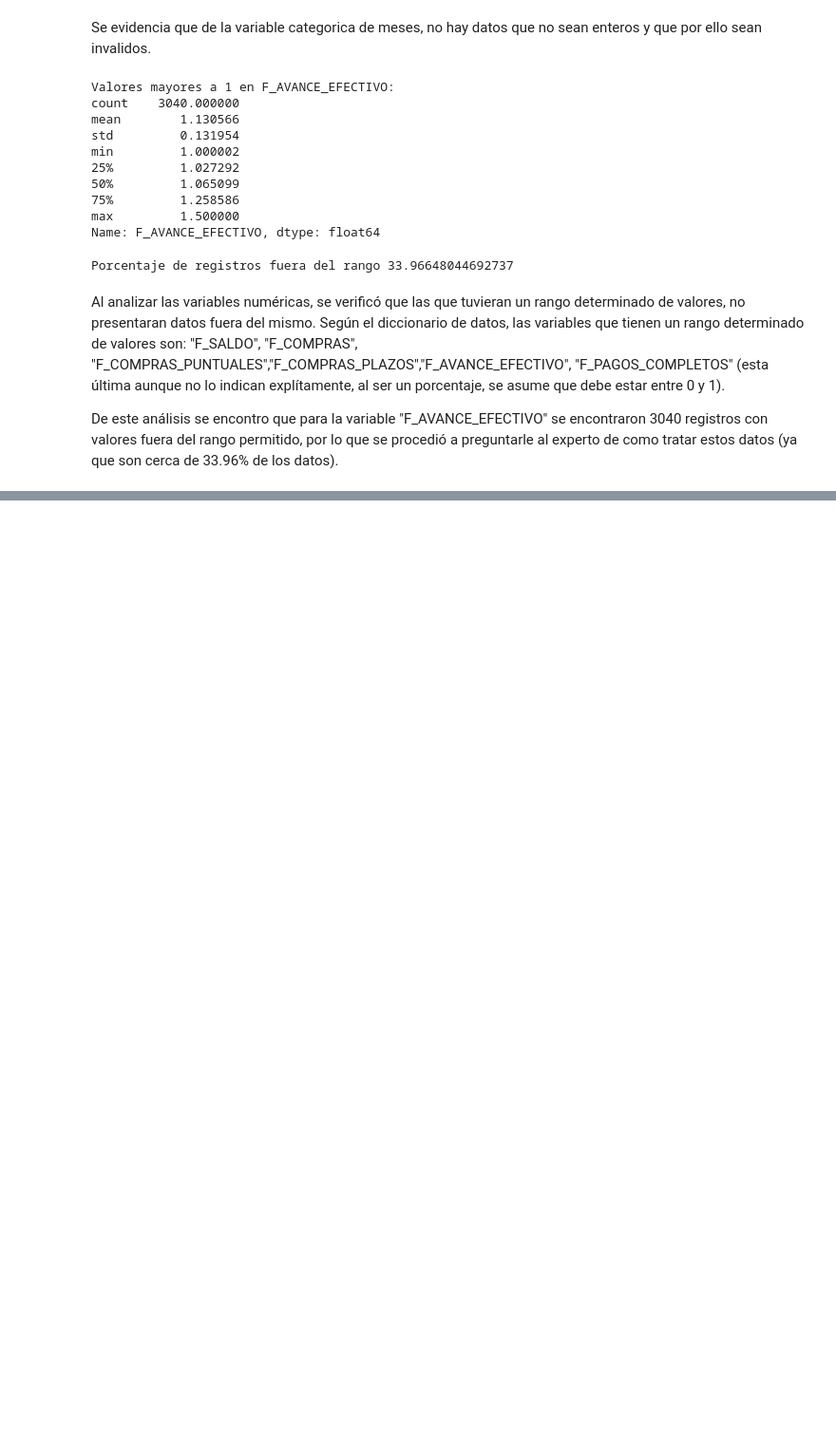
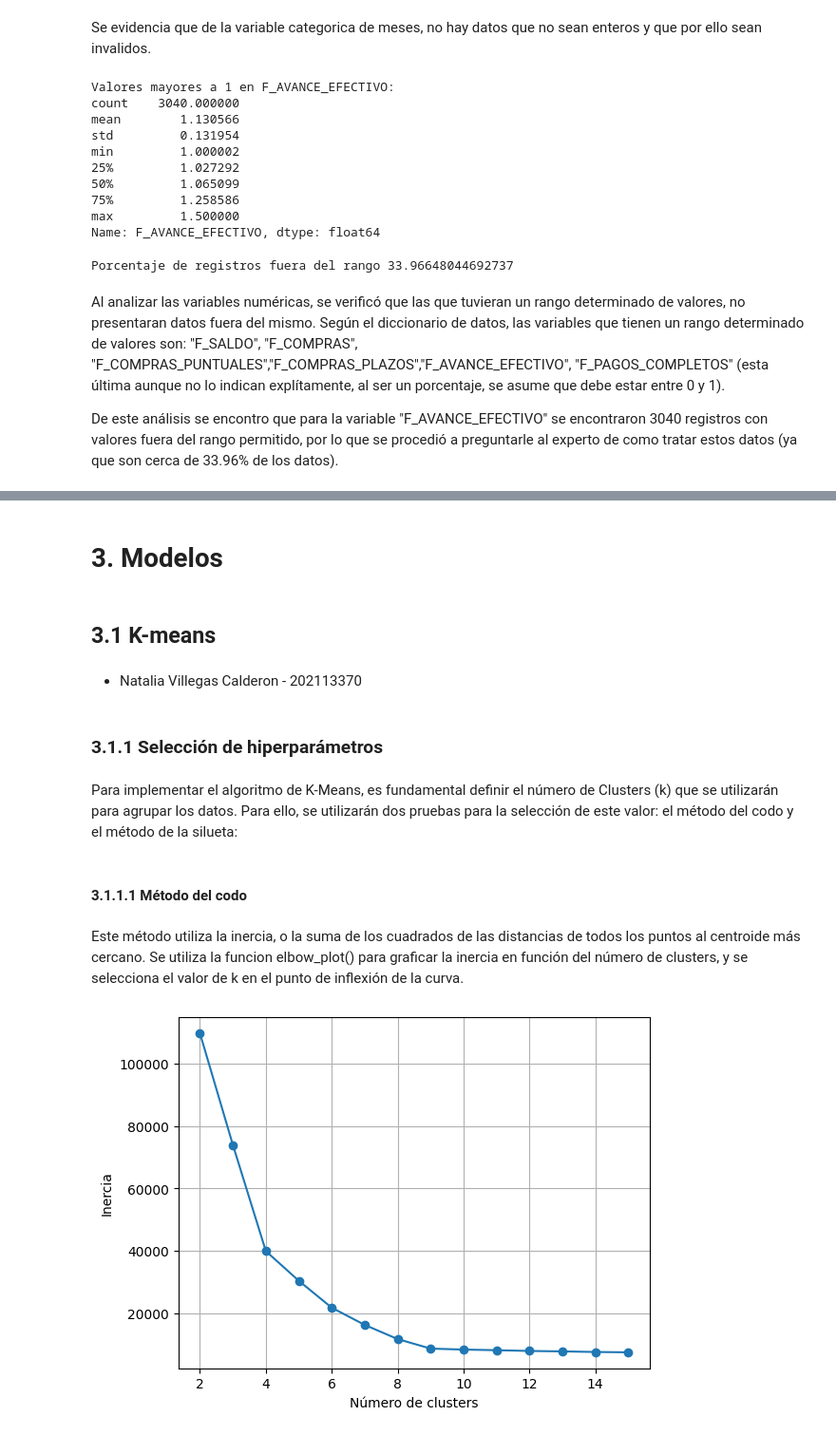
Before and after one commit to NataliaVillegasC/BI-Laboratorio2_Agrupacion, a Jupyter notebook: NataliaLab.ipynb, the cells around one changed output, grey strips where cells are left out. Shown at 95% size. Cells and saved outputs as stored; diff of their text form; code cells hidden in the pictures; blank space fills up the shorter version.

Commit message:
Kmeans start

```diff
--- a/NataliaLab.ipynb
+++ b/NataliaLab.ipynb
@@ -335,0 +381,3 @@ De este análisis se encontro que para la variable "F_AVANCE_EFECTIVO" se encont
+# %%
+df_encoded = pd.get_dummies(df_modified, columns=atributosCat, drop_first=True)
+df_encoded.head()
@@ -335,0 +394,3 @@ De este análisis se encontro que para la variable "F_AVANCE_EFECTIVO" se encont
+# %%
+scaled = standard_scaler.fit_transform(df_encoded)
+scaled
@@ -335,0 +413,3 @@ De este análisis se encontro que para la variable "F_AVANCE_EFECTIVO" se encont
+# %%
+df_scaled = pd.DataFrame(scaled, columns=df_encoded.columns)
+df_scaled
@@ -335,0 +430,50 @@ De este análisis se encontro que para la variable "F_AVANCE_EFECTIVO" se encont
+# %% [markdown]
+# 3. Modelos
+# %% [markdown]
+## 3.1 K-means
+# %% [markdown]
+* Natalia Villegas Calderon - 202113370
+# %% [markdown]
+### 3.1.1 Selección de hiperparámetros
+# %% [markdown]
+Para implementar el algoritmo de K-Means, es fundamental definir el número de Clusters (k) que se utilizarán para agrupar los datos. Para ello, se utilizarán dos pruebas para la selección de este valor: el método del codo y el método de la silueta:
+# %% [markdown]
+#### 3.1.1.1 Método del codo
+# %% [markdown]
+Este método utiliza la inercia, o la suma de los cuadrados de las distancias de todos los puntos al centroide más cercano. Se utiliza la funcion elbow_plot() para graficar la inercia en función del número de clusters, y se selecciona el valor de k en el punto de inflexión de la curva.
+# %%
+def elbow_plot(X, model, k_min=2, k_max=10):
+    """
+    Genera la gráfica para el método del codo usando KMeans
+
+    Parametros:
+    X : np.array
+        El arreglo con los datos
+    model : str
+        "kmeans" o "kmedoids", especifica el modelo a entrenar.
+    k_min : int
+        Valor mínimo para k
+    k_max : int
+        Valor máximo para k
+    """
+    inertias = []
+    for i in range(k_min, k_max+1):
+        if model == "kmeans":
+            model_k = KMeans(n_clusters=i, max_iter=300, n_init=10, random_state=0)
+        else:
+            model_k = KMedoids(n_clusters=i, max_iter=300, random_state=0)
+        # Entrenamos el modelo
+        model_k.fit(X)
+        # Almacenamos el valor de inercia
+        inertias.append(model_k.inertia_)
+
+    # Graficamos los valores de inercia
+    plt.plot(range(k_min,k_max+1), inertias, marker='o')
+    plt.xlabel('Número de clusters')
+    plt.ylabel('Inercia')
+    plt.grid()
+    plt.show()
+# %%
+elbow_plot(df_scaled, "kmeans", 2, 15)
+# %% [output]
+[figure, added]
```
Also changed, not shown: parts of 29 cells of this notebook.
